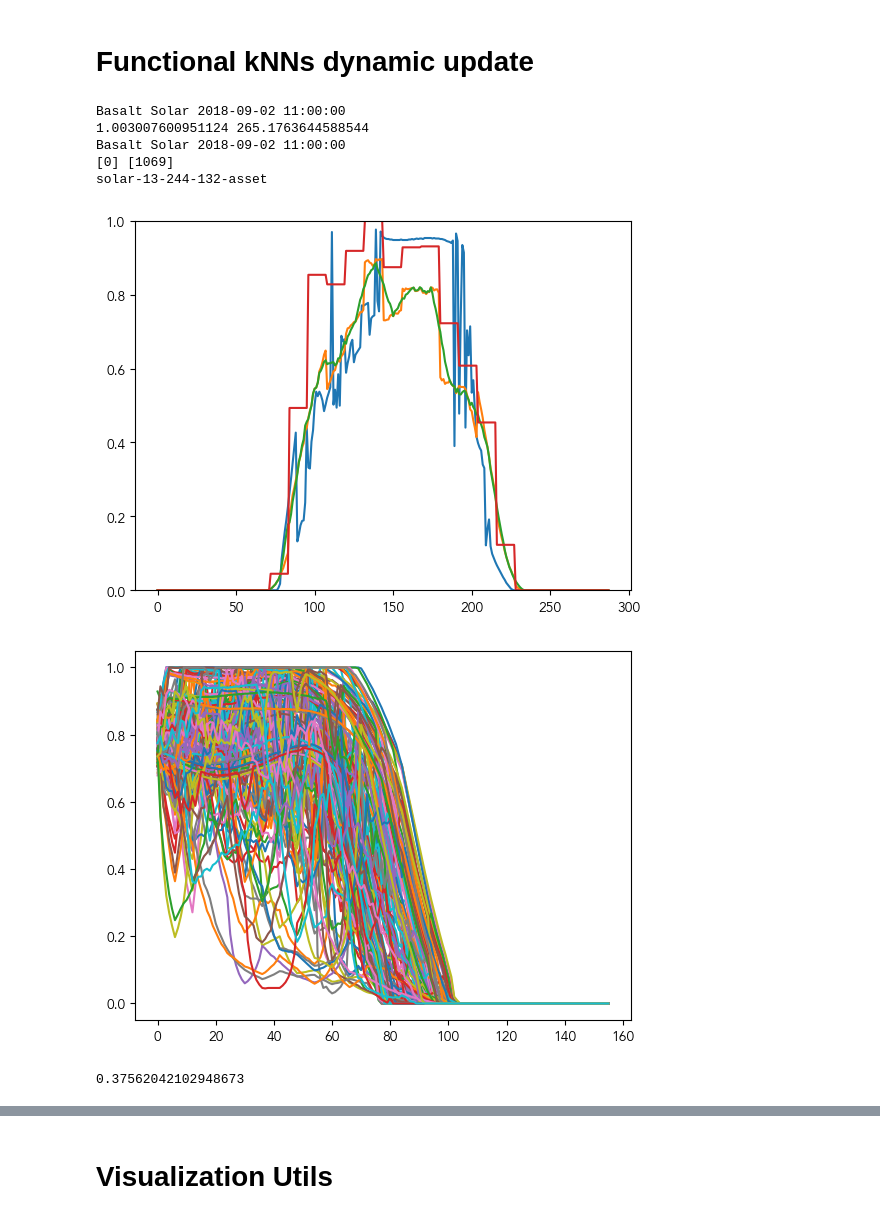
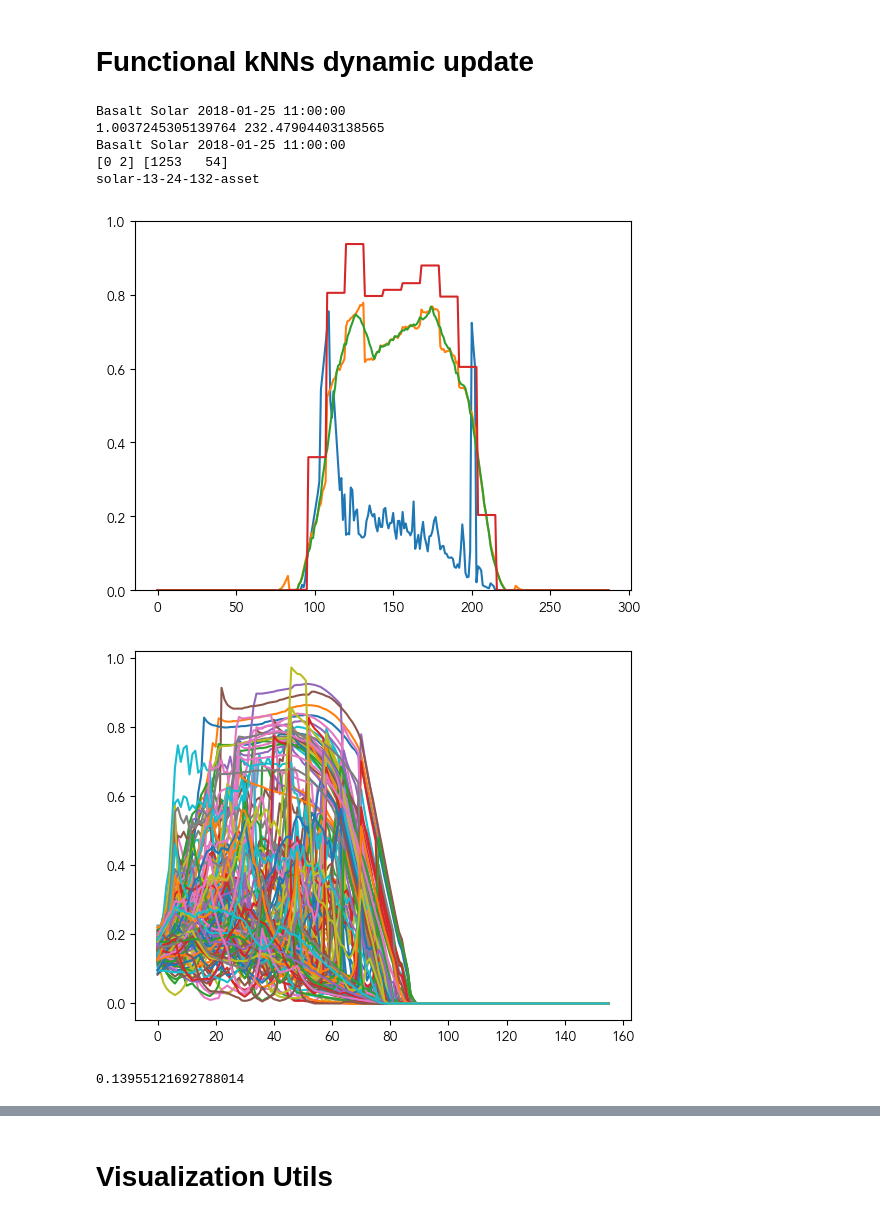
Before and after one commit to gterren/functional_forecast_dynamic_update, a Jupyter notebook: notebooks/solar_asset_ffc_viz.ipynb, the cells around one changed output, grey strips where cells are left out. Drawn from its saved outputs; the diff is of its cells as text; code cells hidden in the pictures.

```diff
--- a/notebooks/solar_asset_ffc_viz.ipynb
+++ b/notebooks/solar_asset_ffc_viz.ipynb
@@ -106,6 +109,9 @@ _init = {120: 3, 144: 2, 168: 2}
 exp_description="unbiased-025-3"
 _init = {120: 3, 144: 3, 168: 1}
 
+exp_description="unbiased-025-6"
+_init = {120: 1, 144: 1, 168: 1}
+
 hyper_, envelope_ = loader.hyperparameters(
     _init,
     resource,
@@ -194,7 +178,7 @@ time alpha
 # %% [markdown]
 # Functional kNNs dynamic update
 # %%
-day = 244
+day = 24
 asset = 13
 interval = 132
 
@@ -236,38 +220,38 @@ print(np.exp(_fdu.xi), _fdu.r)
 x_, y_ = np.unique(_fdu.arg_fed_[_fdu.idx_fed_], return_counts=True)
 print(_fdu.name, _fdu.date)
 print(x_, y_)
 
 # Plotting variables
 e_ = E_ts_[day, :, asset]
 e_lin_ = E_ts_lin_[day, :, asset]
 e_biased_ = E_ts_biased_[day, :, asset]
 f_ = F_ts_[day, :interval, asset]
 f_hat_ = F_ts_[day, interval:, asset]
 x_ts_ = X_ts_[asset, :]
 
 file_name = f"{resource}-{asset}-{day}-{interval}-asset"
 print(file_name)
 
 plt.figure()
 plt.plot(F_ts_[day, :, asset])
 plt.plot(e_)
 plt.plot(e_lin_)
 plt.plot(e_biased_)
 plt.ylim(0, 1)
 plt.show()
 
 plt.figure()
 plt.plot(M_.T)
 plt.show()
 print(M_.mean())
 # Bluebonnet Solar
 # BlueBell Solar
 # %% [output]
-Basalt Solar 2018-09-02 11:00:00
-1.003007600951124 265.1763644588544
-Basalt Solar 2018-09-02 11:00:00
-[0] [1069]
-solar-13-244-132-asset
+Basalt Solar 2018-01-25 11:00:00
+1.0037245305139764 232.47904403138565
+Basalt Solar 2018-01-25 11:00:00
+[0 2] [1253   54]
+solar-13-24-132-asset
-[figure, old version]
+[figure, new version]
-[figure, old version]
+[figure, new version]
-0.37562042102948673
+0.13955121692788014
```
Also changed, not shown: parts of 27 cells of this notebook, 33 other files.
